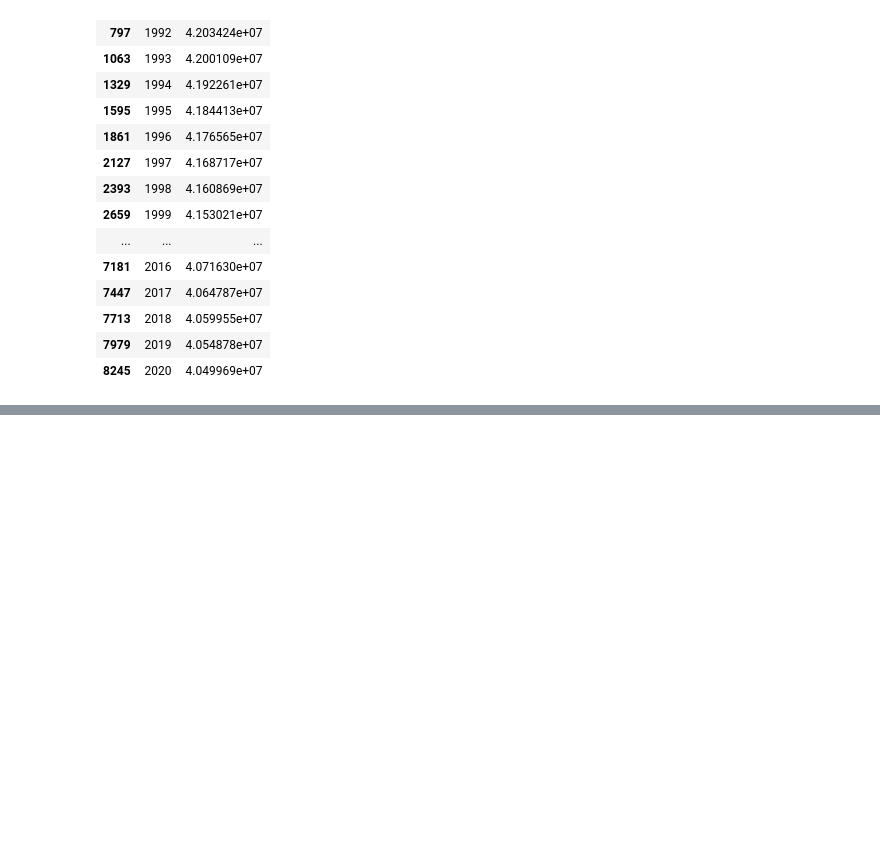
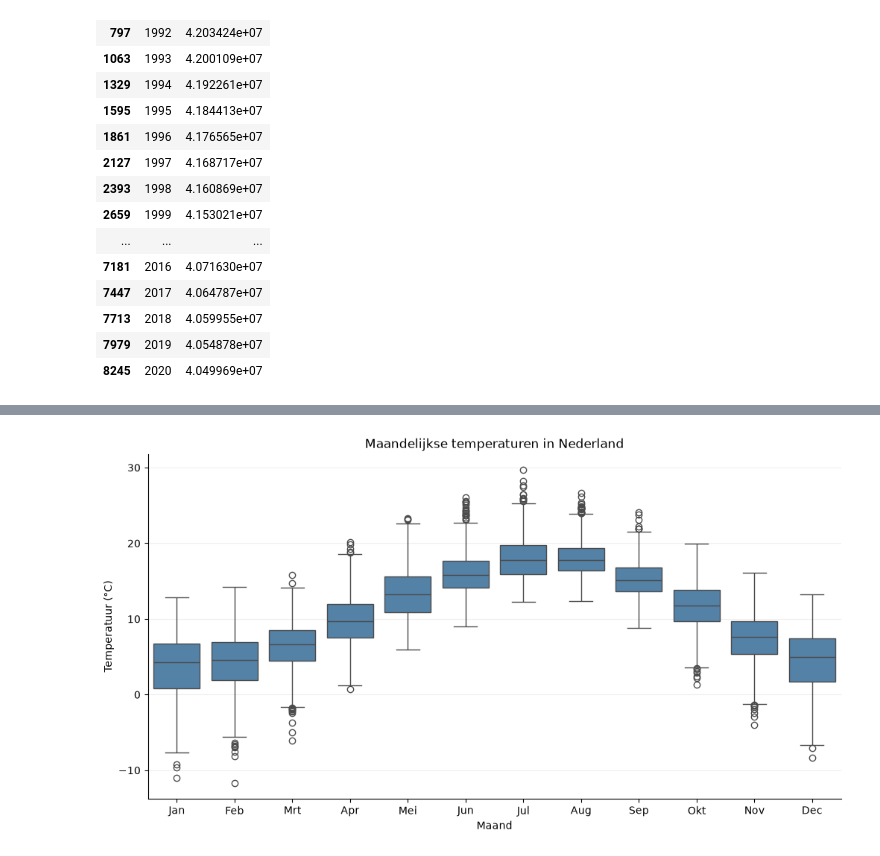
Before and after one commit to KaanAlhan2002/Visualisatie_Storytelling_Deel1_Groep26, a Jupyter notebook: eindopdracht.ipynb, the cells around one changed output, grey strips where cells are left out. Cells and saved outputs as stored; diff of their text form; code cells hidden in the pictures; blank space fills up the shorter version.

```diff
--- a/eindopdracht.ipynb
+++ b/eindopdracht.ipynb
@@ -48,0 +178,6 @@ wereld[["year", "forest_area"]]
+# %%
+temperature = pd.read_csv("city_temperature_preprocessed.csv")
+
+temperature_f = temperature[temperature["Country"] == "The Netherlands"]
+
+display(temperature_f)
@@ -48,0 +198,26 @@ wereld[["year", "forest_area"]]
+# %%
+plt.figure(figsize=(12, 6))
+
+sns.boxplot(
+    data=temperature_f,
+    x="Month",
+    y="AvgTemperature",
+    color="steelblue"
+)
+
+plt.title("Maandelijkse temperaturen in Nederland")
+plt.xlabel("Maand")
+plt.ylabel("Temperatuur (°C)")
+
+plt.xticks(
+    range(12),
+    ["Jan", "Feb", "Mrt", "Apr", "Mei", "Jun",
+     "Jul", "Aug", "Sep", "Okt", "Nov", "Dec"]
+)
+
+plt.grid(axis="y", alpha=0.2)
+sns.despine()
+
+plt.show()
+# %% [output]
+[figure, added]
```
Also changed, not shown: parts of 11 cells of this notebook.
